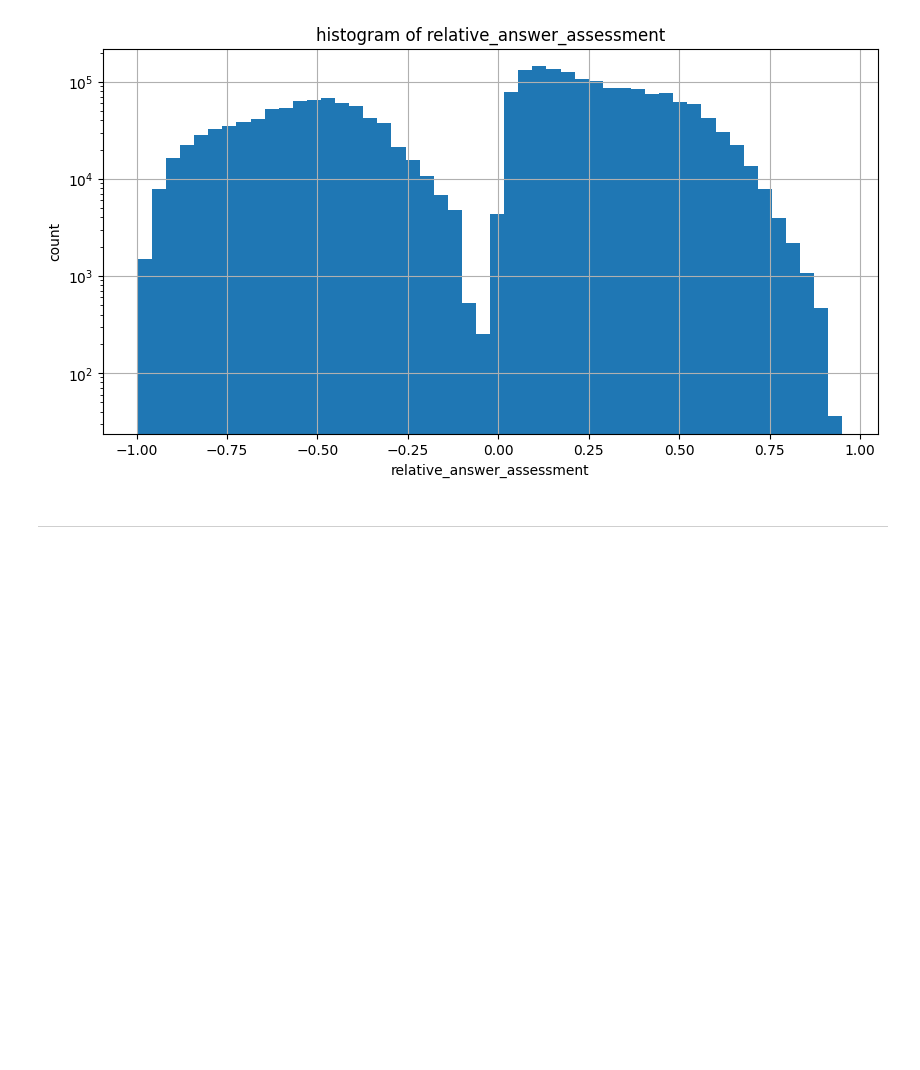
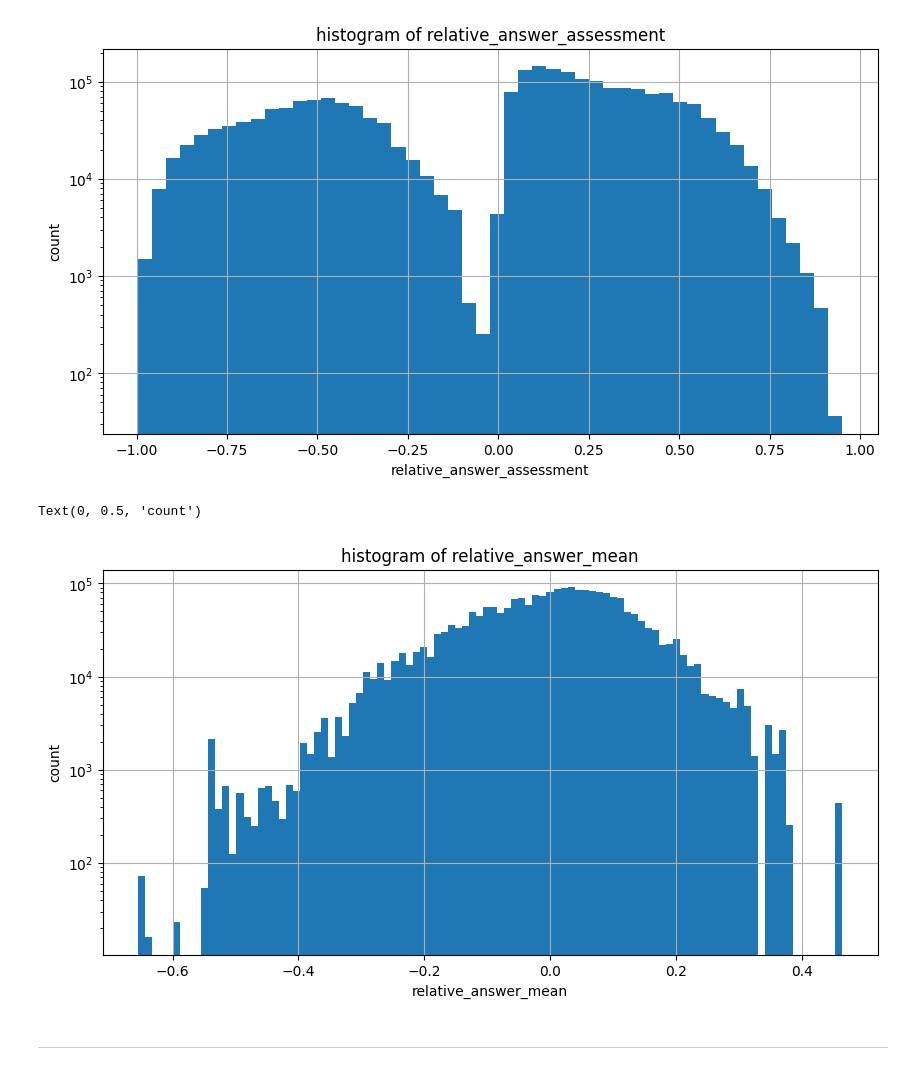
Before and after one commit to boostcampaitech6/level2-dkt-recsys-02, a Jupyter notebook: notebooks/hdh/Feature Engineering.ipynb, the cells around one changed output. Saved outputs shown, nothing was run; the diff lists cells and outputs as text; code cells hidden in the pictures; blank space fills up the shorter version.

```diff
--- a/notebooks/hdh/Feature Engineering.ipynb
+++ b/notebooks/hdh/Feature Engineering.ipynb
@@ -246,6 +240,22 @@ plt.ylabel('count')
 # %% [output]
 Text(0, 0.5, 'count')
 [figure]
+# %%
+# 시각화를 통해 각 학생들의 수준 분포 확인
+
+import matplotlib.pyplot as plt
+
+plt.figure(figsize=(10, 5))
+df3['relative_answer_mean'].hist(bins=100)
+
+plt.yscale('log')
+plt.grid('False')
+plt.title('histogram of relative_answer_mean')
+plt.xlabel('relative_answer_mean')
+plt.ylabel('count')
+# %% [output]
+Text(0, 0.5, 'count')
+[figure, added]
 # %% [markdown]
 ---
 # %% [markdown]
```
Also changed, not shown: parts of 11 cells of this notebook, 1 other file.
